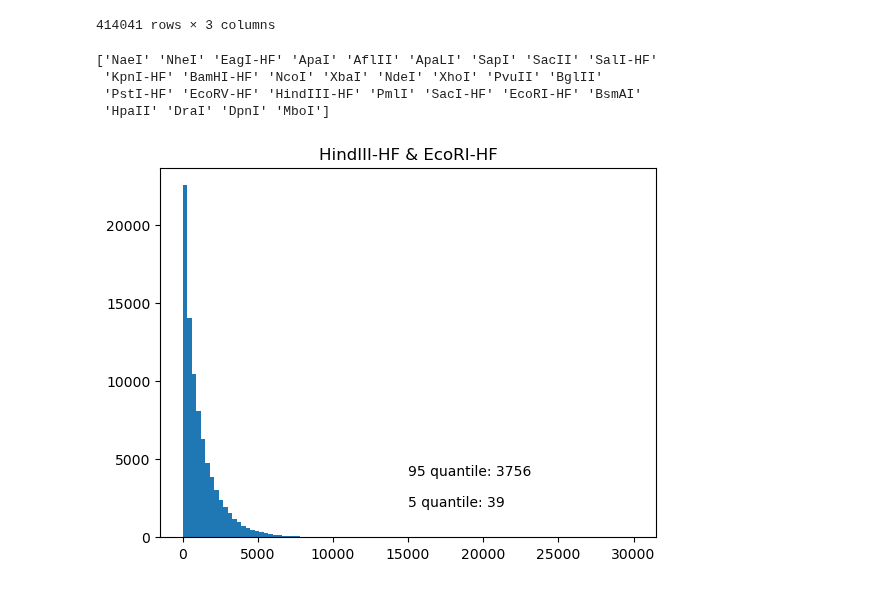
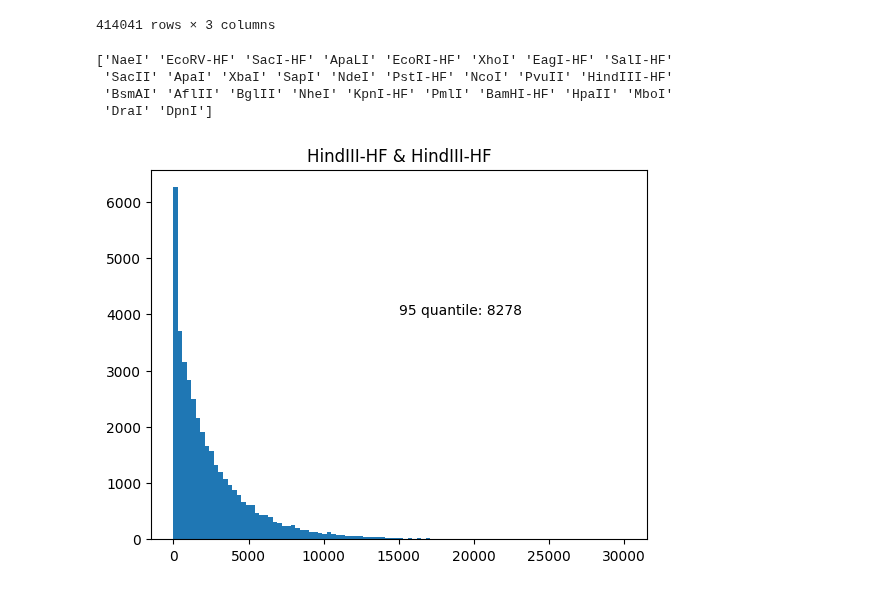
Before and after one commit to JeromeeX/wormdigester, a Jupyter notebook: wormdigester.ipynb, the cells around one changed output. Drawn from its saved outputs; the diff is of its cells as text; code cells hidden in the pictures.

```diff
--- a/wormdigester.ipynb
+++ b/wormdigester.ipynb
@@ -68,6 +68,8 @@ enzyme_list.query('Chr == "I"')
 import seaborn as sns
 import matplotlib.pyplot as plt
 import numpy as np
+import math
+
 print(enzymes)
 def digest(zyme1, zyme2):
     all_chr_fragment_lengths = []
@@ -103,18 +105,16 @@ def digest(zyme1, zyme2):
     plt.hist(all_chr_fragment_lengths, bins=100,  range=(0,30000),  label=str(zyme1 + ' & ' + zyme2 ))
     plt.title(str(zyme1 + ' & ' + zyme2 ))
     q95 = np.quantile(all_chr_fragment_lengths, q=0.95)
-    q05 = np.quantile(all_chr_fragment_lengths, q=0.05)
     plt.text(15000, 4000, "95 quantile: " + str(round(q95)))
-    plt.text(15000, 2000, "5 quantile: " + str(round(q05)))
     #plt.xlim(0,df['length'].max())
     plt.savefig(zyme1 + " & " + zyme2)
     plt.show()
 # %% [output]
-['NaeI' 'NheI' 'EagI-HF' 'ApaI' 'AflII' 'ApaLI' 'SapI' 'SacII' 'SalI-HF'
- 'KpnI-HF' 'BamHI-HF' 'NcoI' 'XbaI' 'NdeI' 'XhoI' 'PvuII' 'BglII'
- 'PstI-HF' 'EcoRV-HF' 'HindIII-HF' 'PmlI' 'SacI-HF' 'EcoRI-HF' 'BsmAI'
- 'HpaII' 'DraI' 'DpnI' 'MboI']
+['NaeI' 'EcoRV-HF' 'SacI-HF' 'ApaLI' 'EcoRI-HF' 'XhoI' 'EagI-HF' 'SalI-HF'
+ 'SacII' 'ApaI' 'XbaI' 'SapI' 'NdeI' 'PstI-HF' 'NcoI' 'PvuII' 'HindIII-HF'
+ 'BsmAI' 'AflII' 'BglII' 'NheI' 'KpnI-HF' 'PmlI' 'BamHI-HF' 'HpaII' 'MboI'
+ 'DraI' 'DpnI']
 # %%
-digest("HindIII-HF", "EcoRI-HF")
+digest("HindIII-HF", "HindIII-HF")
 # %% [output]
-[figure, old version]
+[figure, new version]
```
Also changed, not shown: parts of 5 cells of this notebook, 6 other files.
